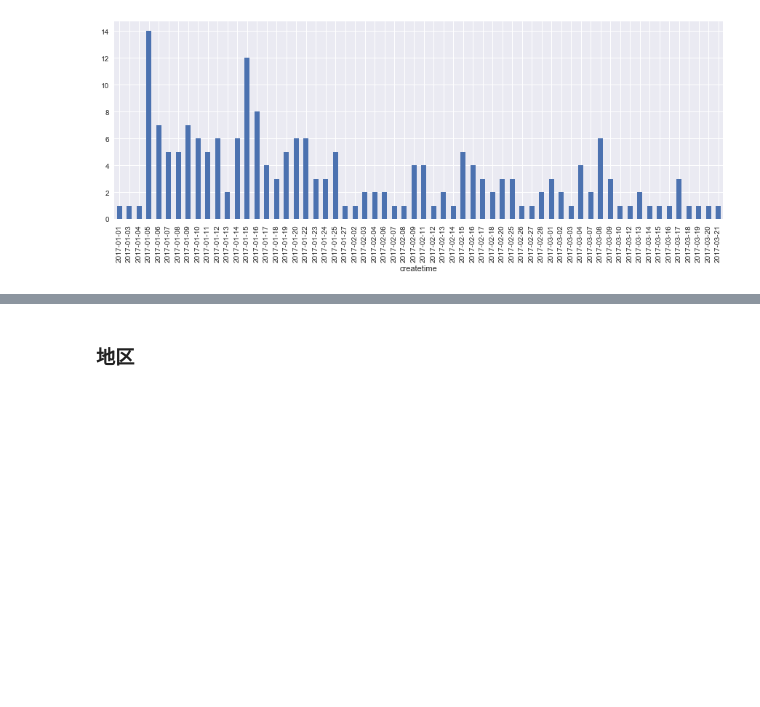
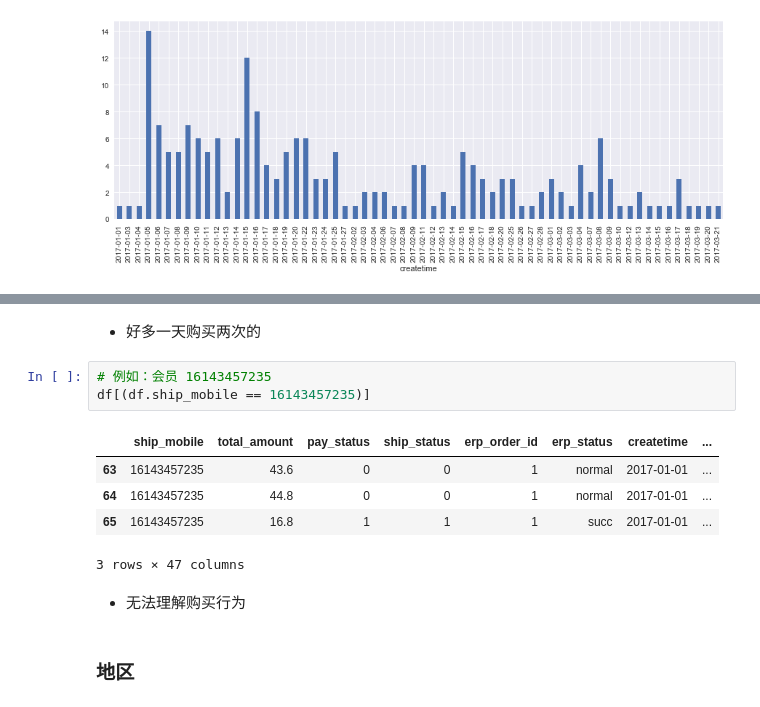
Before and after one commit to hugolu/learn-data-analysis, a Jupyter notebook: yimi/data-analysis.ipynb, the cells around one changed output, grey strips where cells are left out. Saved outputs shown, nothing was run; the diff lists cells and outputs as text; blank space fills up the shorter version.

```diff
--- a/yimi/data-analysis.ipynb
+++ b/yimi/data-analysis.ipynb
@@ -291,3 +316,16 @@ plt.savefig('picture/order_once_amount0_barchar.png')
+# %% [markdown]
+- 好多一天购买两次的
+# %%
+# 例如：会员 16143457235
+df[(df.ship_mobile == 16143457235)]
+# %% [output]
+|  | ship_mobile | total_amount | pay_status | ship_status | erp_order_id | erp_status | createtime | ... |
+| 63 | 16143457235 | 43.6 | 0 | 0 | 1 | normal | 2017-01-01 | ... |
+| 64 | 16143457235 | 44.8 | 0 | 0 | 1 | normal | 2017-01-01 | ... |
+| 65 | 16143457235 | 16.8 | 1 | 1 | 1 | succ | 2017-01-01 | ... |
+3 rows × 47 columns
+# %% [markdown]
+- 无法理解购买行为
 # %% [markdown]
 ### 地区
 # %%
```
Also changed, not shown: parts of 2 cells of this notebook.
